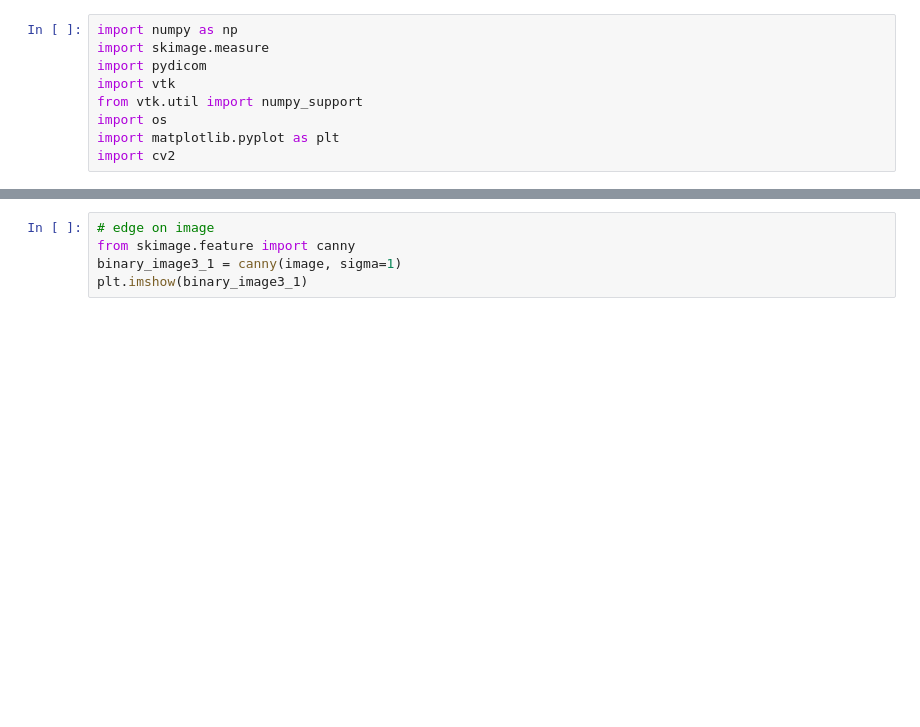
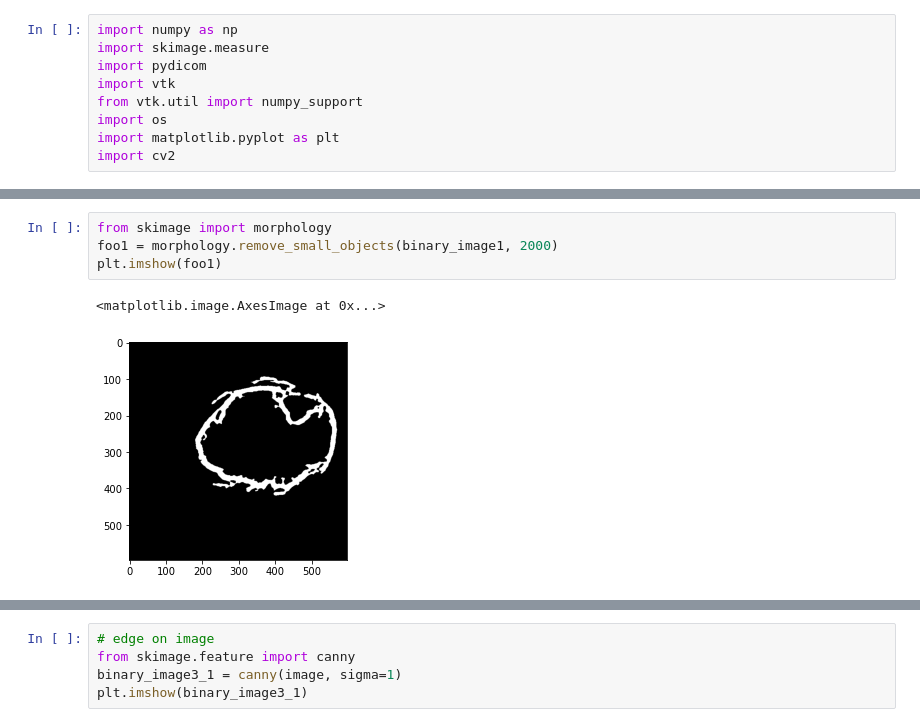
Before and after one commit to siminpan/MOSJ-3DCT, a Jupyter notebook: python/readdicom.ipynb, the cells around one changed output, grey strips where cells are left out. Drawn from its saved outputs; the diff is of its cells as text; blank space fills up the shorter version.

```diff
--- a/python/readdicom.ipynb
+++ b/python/readdicom.ipynb
@@ -63,3 +87,10 @@ plt.imshow(binary_image1)
+# %%
+from skimage import morphology
+foo1 = morphology.remove_small_objects(binary_image1, 2000)
+plt.imshow(foo1)
+# %% [output]
+<matplotlib.image.AxesImage at 0x...>
+[figure, added]
 # %%
 # close gap (blur/extend)
 from skimage import morphology
```
Also changed, not shown: parts of 23 cells of this notebook.
